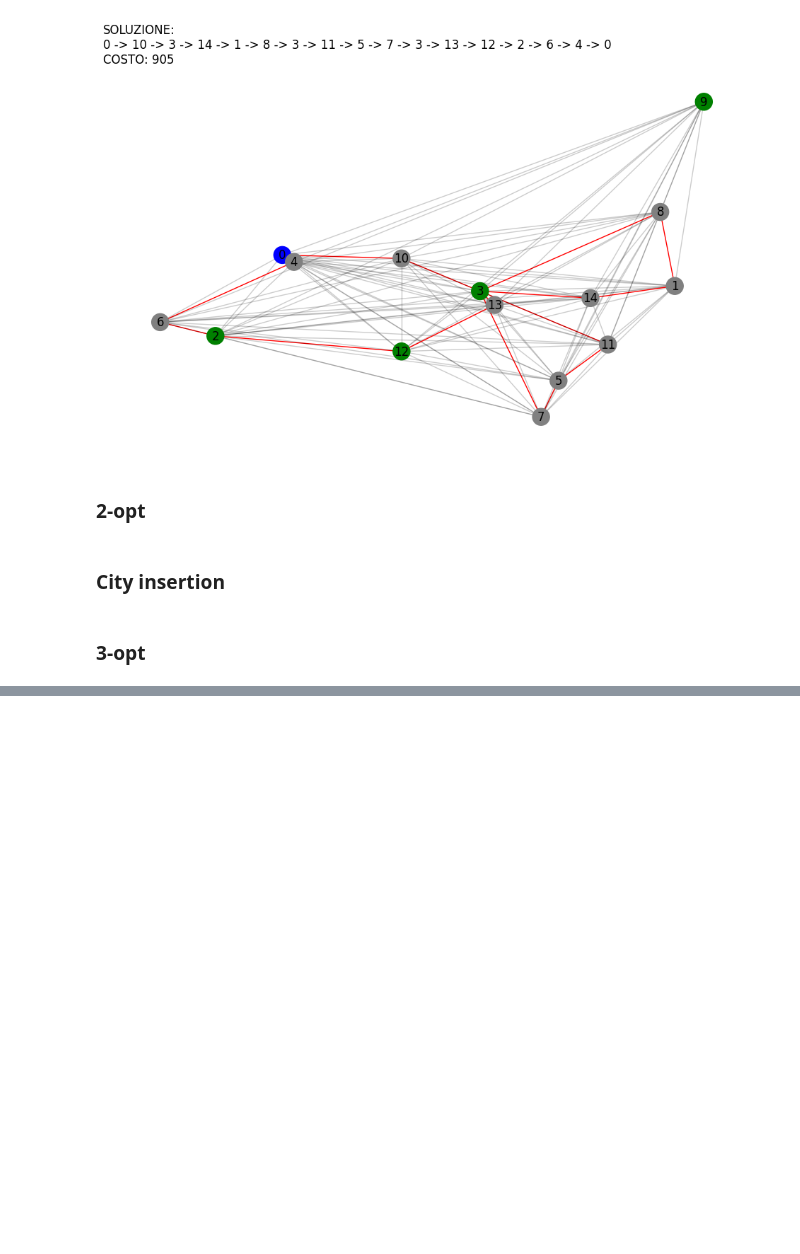
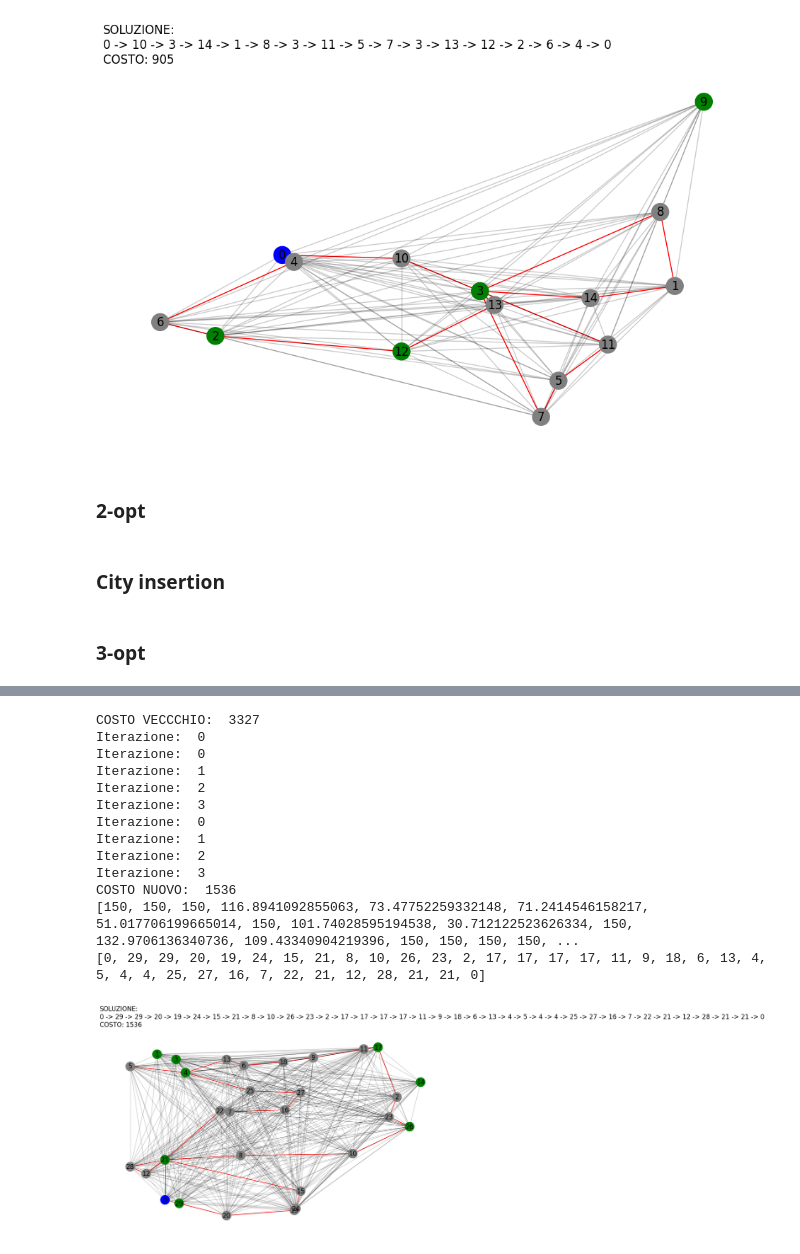
Before and after one commit to LorenzoColombi/G-TSP, a Jupyter notebook: GTSP.ipynb, the cells around one changed output, grey strips where cells are left out. Drawn from its saved outputs; the diff is of its cells as text; code cells hidden in the pictures; blank space fills up the shorter version.

Commit message:
tabu

```diff
--- a/GTSP.ipynb
+++ b/GTSP.ipynb
@@ -822,0 +879,48 @@ COSTO NUOVO:  829
+# %%
+import itertools
+import networkx as nx
+import utility_function as uf
+
+#Caricamento del grafo da file
+#scelta istanza
+graph_file = "istances/USA.gml"
+batteria_max = 150
+
+#lettura grafo
+G = nx.read_gml(graph_file, destringizer=int)
+
+#applicazione algoritmo greedy
+soluzione, batteria_per_nodo = greedy_farthest_insertion(G,batteria_max)
+
+#aggiungiamo le colonnine necessarie per renderla ammissibile
+soluzione, batteria_per_nodo = uf.add_colonnine_to_tour(G, soluzione, batteria_per_nodo, batteria_max)
+
+costo= uf.costo(G,soluzione, batteria_per_nodo)
+print("COSTO VECCCHIO: ", costo)
+
+
+soluzione, batteria_per_nodo = tabu_3opt(G, soluzione, batteria_per_nodo,4,4)
+#soluzione, batteria_per_nodo = local_3opt(G, soluzione, batteria_per_nodo)
+costo= uf.costo(G,soluzione, batteria_per_nodo)
+
+print("COSTO NUOVO: ", costo)
+
+print(batteria_per_nodo)
+print(soluzione)
+
+uf.draw_solution(G, soluzione, costo)
+# %% [output]
+COSTO VECCCHIO:  3327
+Iterazione:  0
+Iterazione:  0
+Iterazione:  1
+Iterazione:  2
+Iterazione:  3
+Iterazione:  0
+Iterazione:  1
+Iterazione:  2
+Iterazione:  3
+COSTO NUOVO:  1536
+[150, 150, 150, 116.8941092855063, 73.47752259332148, 71.2414546158217, 51.017706199665014, 150, 101.74028595194538, 30.712122523626334, 150, 132.9706136340736, 109.43340904219396, 150, 150, 150, 150, ...
+[0, 29, 29, 20, 19, 24, 15, 21, 8, 10, 26, 23, 2, 17, 17, 17, 17, 11, 9, 18, 6, 13, 4, 5, 4, 4, 25, 27, 16, 7, 22, 21, 12, 28, 21, 21, 0]
+[figure, added]
```
Also changed, not shown: parts of 5 cells of this notebook, 2 other files.
